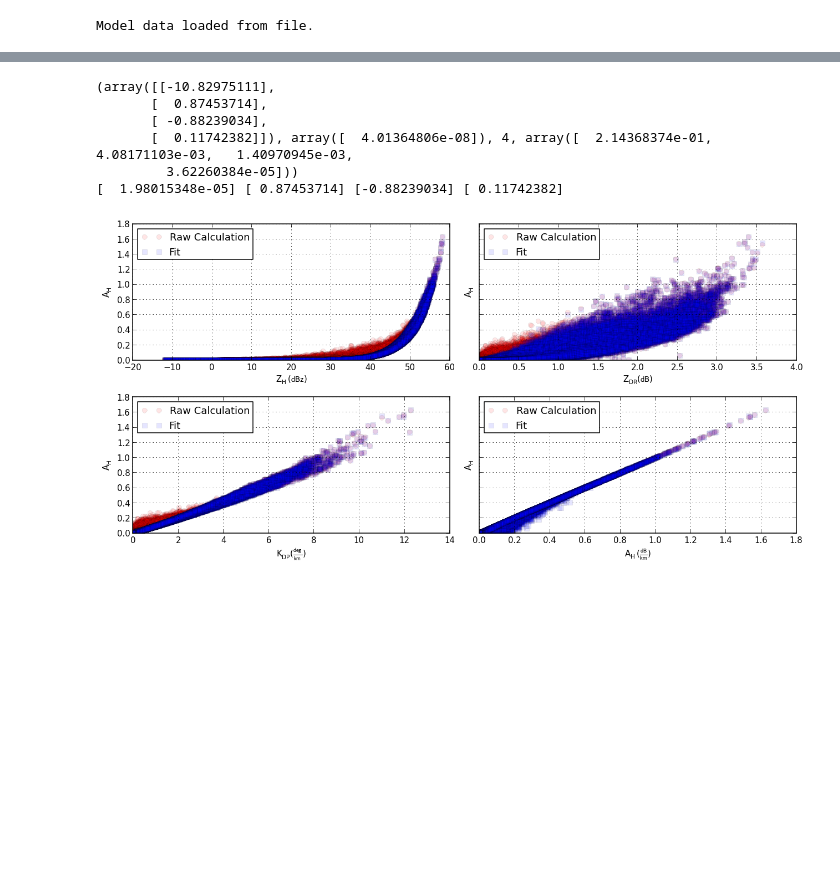
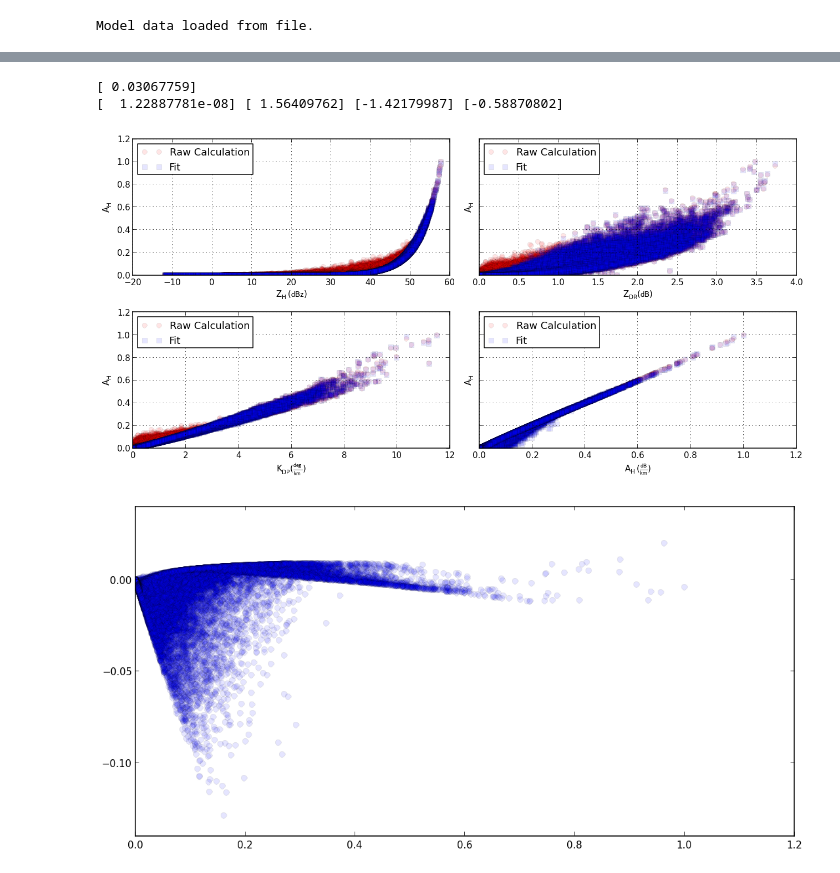
Before and after one commit to dopplershift/DissertationCode, a Jupyter notebook: notebooks/Regression.ipynb, the cells around one changed output, grey strips where cells are left out. Drawn from its saved outputs; the diff is of its cells as text; code cells hidden in the pictures; blank space fills up the shorter version.

```diff
--- a/notebooks/Regression.ipynb
+++ b/notebooks/Regression.ipynb
@@ -63,15 +63,15 @@ def power_law_fit(x_vars, y_var, weights=None):
     x = np.concatenate((intercept.reshape(-1, 1),
                         x_vars), 1)
     y = weights * np.log(y_var).reshape(-1, 1)
-    r = sl.lstsq(weights * np.log(x), y)
-    print r
-    coeffs = r[0]
+    coeffs,resid,rank,sigma = sl.lstsq(weights * np.log(x), y)
     coeffs[0] = np.exp(coeffs[0])
+    print np.sqrt(resid / (weights * weights).sum())
     return coeffs
 # %%
 def fit_plot(x_vars, y_fit, y_truth, ylabel):
     fig,axes = plt.subplots(2, 2, sharey=True)
     for (xvar,xlabel),ax in zip(x_vars, axes.flat):
+        # TODO: Need to change atten vs. atten to residue vs. atten (OR separate residue plot)
         ax.plot(xvar, y_truth, 'ro', linestyle='none', alpha=0.1, label='Raw Calculation')
         ax.plot(xvar, y_fit, 'bs', linestyle='none', alpha=0.1, label='Fit')
         ax.grid()
@@ -79,10 +79,22 @@ def fit_plot(x_vars, y_fit, y_truth, ylabel):
         ax.set_xlabel(xlabel + '(%s)' % xvar.dimensionality.latex)
         ax.set_ylabel(ylabel)
     fig.tight_layout()
+
+    fig2,ax2 = plt.subplots(1, 1)
+    ax2.plot(y_truth, y_fit - y_truth, 'bo', linestyle='none', alpha=0.1)
+    ax2.grid(True)
     return fig, axes
 # %%
-z,zdr,kdp,atten = calc_scatter(qr, nr, get_gamma, 0.05 * pq.m, 10)
+lam = (pq.c / (5.4 * pq.GHz)).simplified
+z,zdr,kdp,atten = calc_scatter(qr, nr, get_gamma, lam, 20)
 scatter_vars = [(disser.units.to_dBz(z * disser.units.zUnit), r'$Z_H$'),
                 (disser.units.to_dB(zdr * pq.dimensionless), r'$Z_{DR}$'),
                 (kdp * pq.deg / pq.km, r'$K_{DP}$'),
                 (atten * disser.units.dB / pq.km, r'$A_H$')]
+# %%
+weights = (atten*atten).reshape(-1, 1)
+#weights = np.ones_like(atten).reshape(-1, 1)
+a,b,c,d = power_law_fit(np.array([z, zdr, kdp]).T, atten, weights)
+print a,b,c,d
+fit = a * z**b * zdr**c * kdp**d
+fig,ax = fit_plot(scatter_vars, fit, atten, r'$A_H$')
@@ -89,15 +106,11 @@ scatter_vars = [(disser.units.to_dBz(z * disser.units.zUnit), r'$Z_H$'),
 # %%
-weights = (atten * z / 100000.).reshape(-1, 1)
-weights /= np.sum(weights)
-a,b,c,d = power_law_fit(np.array([z, zdr, kdp]).T, atten, weights)
+mask = (z > 10.) & (kdp > 1.)
+a,b,c,d = power_law_fit(np.array([z[mask], zdr[mask], kdp[mask]]).T, atten[mask], weights[mask])
 print a,b,c,d
 fig,ax = fit_plot(scatter_vars, a * z**b * zdr**c * kdp**d, atten, r'$A_H$')
 # %% [output]
-(array([[-10.82975111],
-       [  0.87453714],
-       [ -0.88239034],
-       [  0.11742382]]), array([  4.01364806e-08]), 4, array([  2.14368374e-01,   4.08171103e-03,   1.40970945e-03,
-         3.62260384e-05]))
-[  1.98015348e-05] [ 0.87453714] [-0.88239034] [ 0.11742382]
+[ 0.03067759]
+[  1.22887781e-08] [ 1.56409762] [-1.42179987] [-0.58870802]
-[figure, old version]
+[figure, new version]
+[figure, added]
 # %%
```
Also changed, not shown: parts of 2 cells of this notebook.
